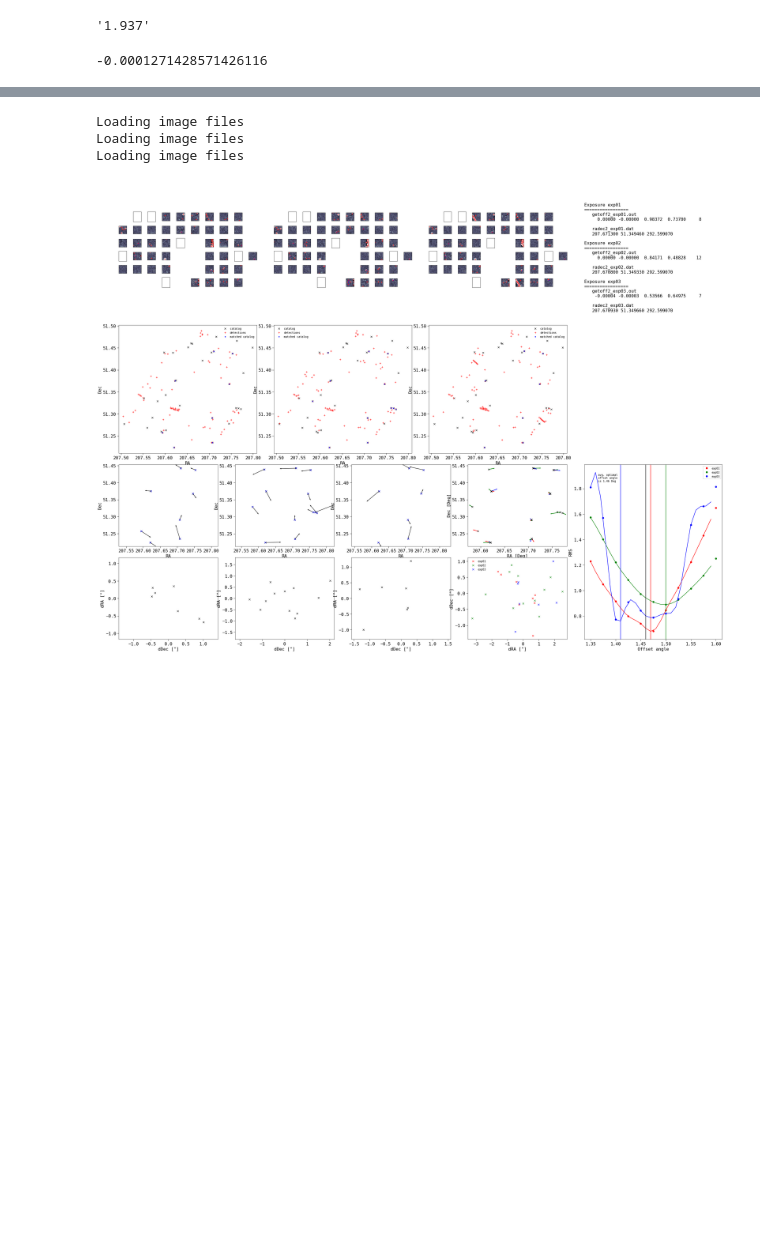
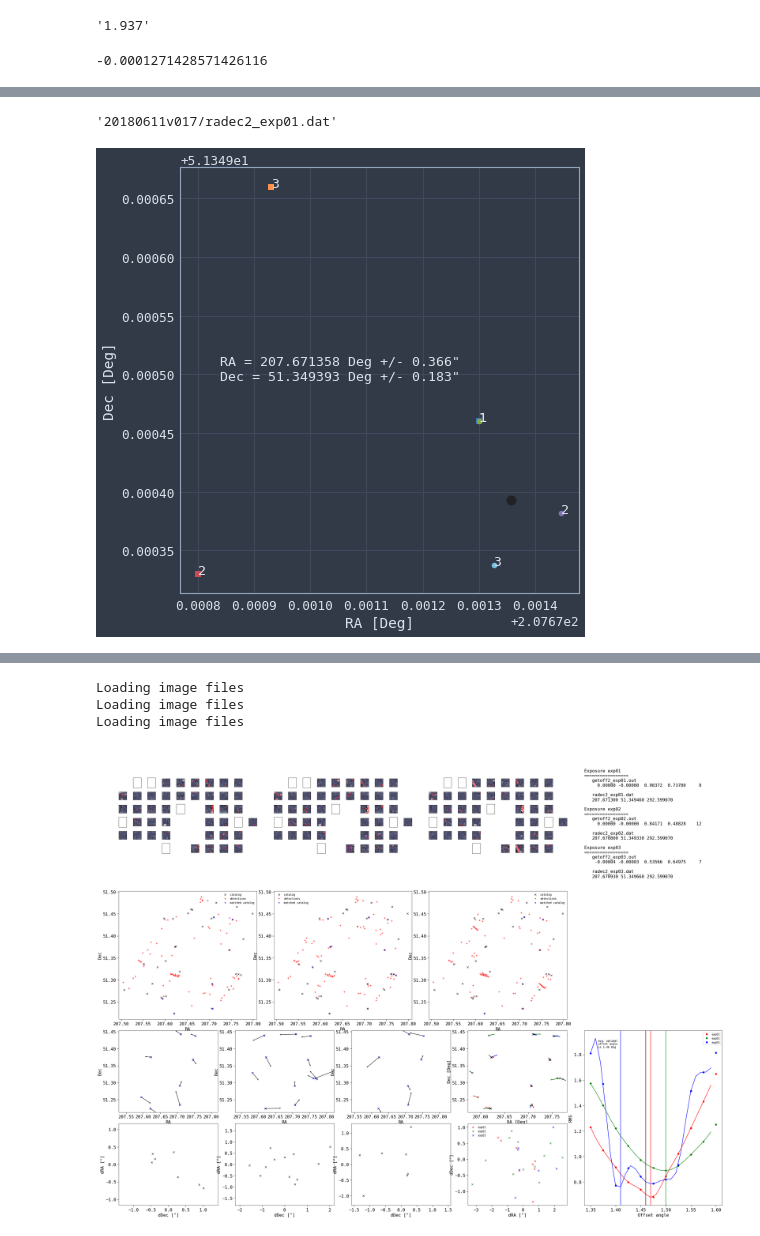
Before and after one commit to HETDEX/vdrp, a Jupyter notebook: src/python/ipynb/mk_diag_plots.ipynb, the cells around one changed output, grey strips where cells are left out. Drawn from its saved outputs; the diff is of its cells as text; code cells hidden in the pictures; blank space fills up the shorter version.

Commit message:
Implemented radec2 combination accross all three exposures.

```diff
--- a/src/python/ipynb/mk_diag_plots.ipynb
+++ b/src/python/ipynb/mk_diag_plots.ipynb
@@ -427,0 +482,2 @@ NameError: name 'ang_off_avg' is not defined
+# %%
+ff = !ls 20180611v017/radec2_exp??.dat
@@ -427,0 +487,74 @@ NameError: name 'ang_off_avg' is not defined
+# %%
+ff[0]
+# %% [output]
+'20180611v017/radec2_exp01.dat'
+# %%
+wdir = basedir
+import os
+# %%
+from pyhetdex.het import fplane
+from pyhetdex.coordinates.tangent_projection import TangentPlane
+from vdrp.utils import read_radec, write_radec
+
+def combine_radec(wdir, PLOT=True):
+    """
+    Computes - based on the RA Dec information of the individual exposures
+    (from radec2_exp0?.dat) the final RA/Dec for the shot.
+
+    Notes:
+        Creates radec2_final.dat.
+        Optionally create a plot indicating the individual exposure positions.
+
+    Args:
+        wdir (str): Work directory.
+    """
+    dither_offsets = [(0.,0.),(1.270,-0.730),(1.270,0.730)]
+    ff = np.sort( glob.glob(wdir + "/radec2_exp??.dat") )
+    ra0,dec0,pa0 = read_radec(ff[0])
+    translated = []
+    if PLOT:
+        fig = plt.figure(figsize=[7,7])
+        ax = plt.subplot(111)
+    for i,(f, offset) in enumerate(zip(ff, dither_offsets)):
+        ra,dec,pa = read_radec(f)
+        rot = 360.0 - (pa + 90.)
+        tp = TangentPlane(ra, dec, rot)
+
+        xfp = 0.
+        yfp = 0.
+        _ra, _dec = tp.xy2raDec(xfp, yfp)
+
+        if PLOT:
+            plt.plot(_ra,_dec,'s')
+            plt.text(_ra,_dec,i+1)
+
+        xfp = -offset[0]
+        yfp = -offset[1]
+        _ra, _dec = tp.xy2raDec(xfp, yfp)
+
+        if PLOT:
+            plt.plot(_ra,_dec,'o')
+            plt.text(_ra,_dec,i+1)
+
+        translated.append([_ra, _dec])
+
+    translated = np.array(translated)
+    final_ra, final_dec = np.mean(translated[:,0]), np.mean(translated[:,1])
+    dfinal_ra = np.std(translated[:,0])/np.cos(np.deg2rad(dec0))
+    ddfinal_dec = np.std(translated[:,1])
+    if PLOT:
+        plt.plot( [final_ra], [final_dec],'ko',markersize=10)
+        s  = "RA = {:.6f} Deg +/- {:.3f}\"\n".format(final_ra, dfinal_ra*3600.)
+        s += "Dec = {:.6f} Deg +/- {:.3f}\" ".format(final_dec, ddfinal_dec*3600.)
+        plt.text(.1,.5,s,ha='left',transform=ax.transAxes)
+        plt.xlabel("RA [Deg]")
+        plt.ylabel("Dec [Deg]")
+
+    write_radec(final_ra,final_dec,pa0, os.path.join(wdir, "radec2_all.dat") )
+    fig.tight_layout()
+    plt.savefig(os.path.join(wdir, "radec2_all.pdf"))
+
+
+combine_radec(wdir, PLOT=True)
+# %% [output]
+[figure, added]
```
Also changed, not shown: parts of 8 cells of this notebook, 4 other files.
